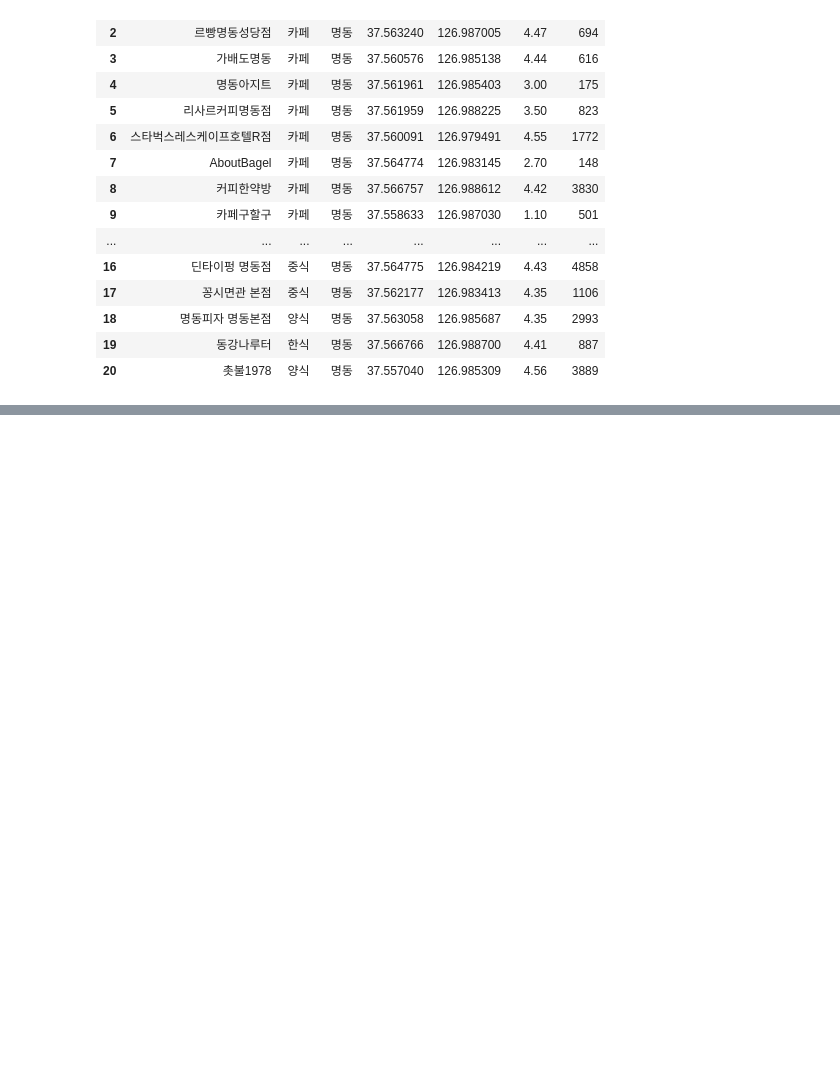
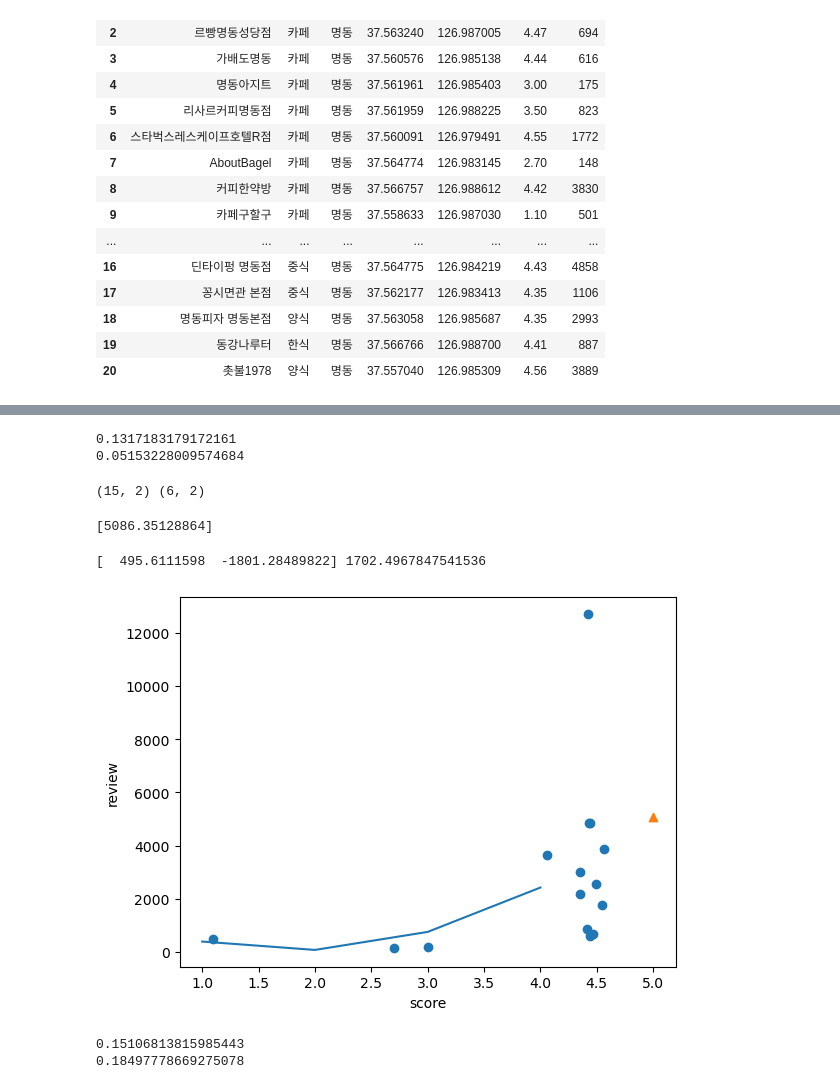
Before and after one commit to DeokYoung980130/FOOD_DATA, a Jupyter notebook: food_list.ipynb, the cells around one changed output, grey strips where cells are left out. Saved outputs shown, nothing was run; the diff lists cells and outputs as text; code cells hidden in the pictures; blank space fills up the shorter version.

```diff
--- a/food_list.ipynb
+++ b/food_list.ipynb
@@ -105,0 +136,42 @@ print(knr.predict([[5]]))
+# %%
+print(lr.score(train_input, train_target)) # 훈련세트
+print(lr.score(test_input, test_target)) # 테스트세트
+# %% [output]
+0.1317183179172161
+0.05153228009574684
+# %%
+train_poly = np.column_stack((train_input ** 2, train_input))
+test_poly = np.column_stack((test_input ** 2, test_input))
+
+print(train_poly.shape, test_poly.shape)
+# %% [output]
+(15, 2) (6, 2)
+# %%
+lr = LinearRegression()
+lr.fit(train_poly, train_target)
+
+print(lr.predict([[5**2, 5]]))
+# %% [output]
+[5086.35128864]
+# %%
+print(lr.coef_, lr.intercept_)
+# %% [output]
+[  495.6111598  -1801.28489822] 1702.4967847541536
+# %%
+point = np.arange(1, 5)
+
+plt.scatter(train_input, train_target)
+plt.plot(point, 495.6*point**2 - 1801.3*point + 1702.5)
+
+plt.scatter(5, 5086, marker='^')
+plt.xlabel('score')
+plt.ylabel('review')
+plt.show()
+# %% [output]
+[figure, added]
+# %%
+print(lr.score(train_poly, train_target))
+print(lr.score(test_poly, test_target))
+# %% [output]
+0.15106813815985443
+0.18497778669275078
```
Also changed, not shown: parts of 8 cells of this notebook.
